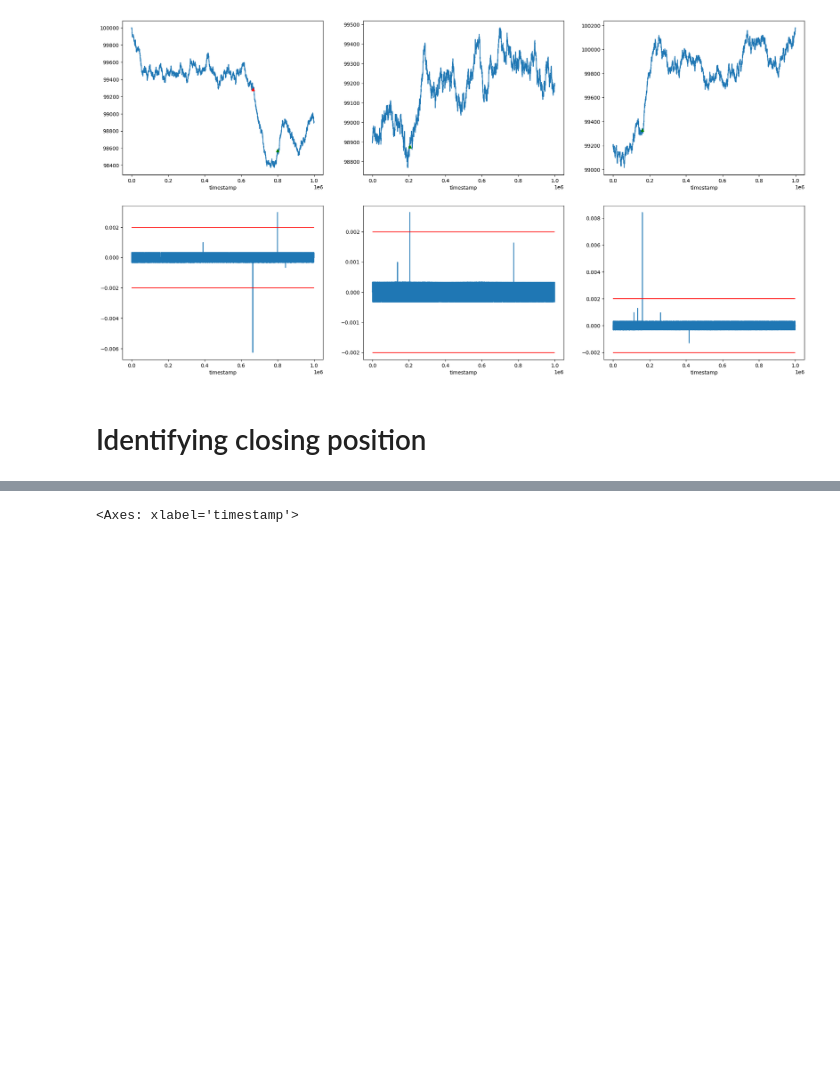
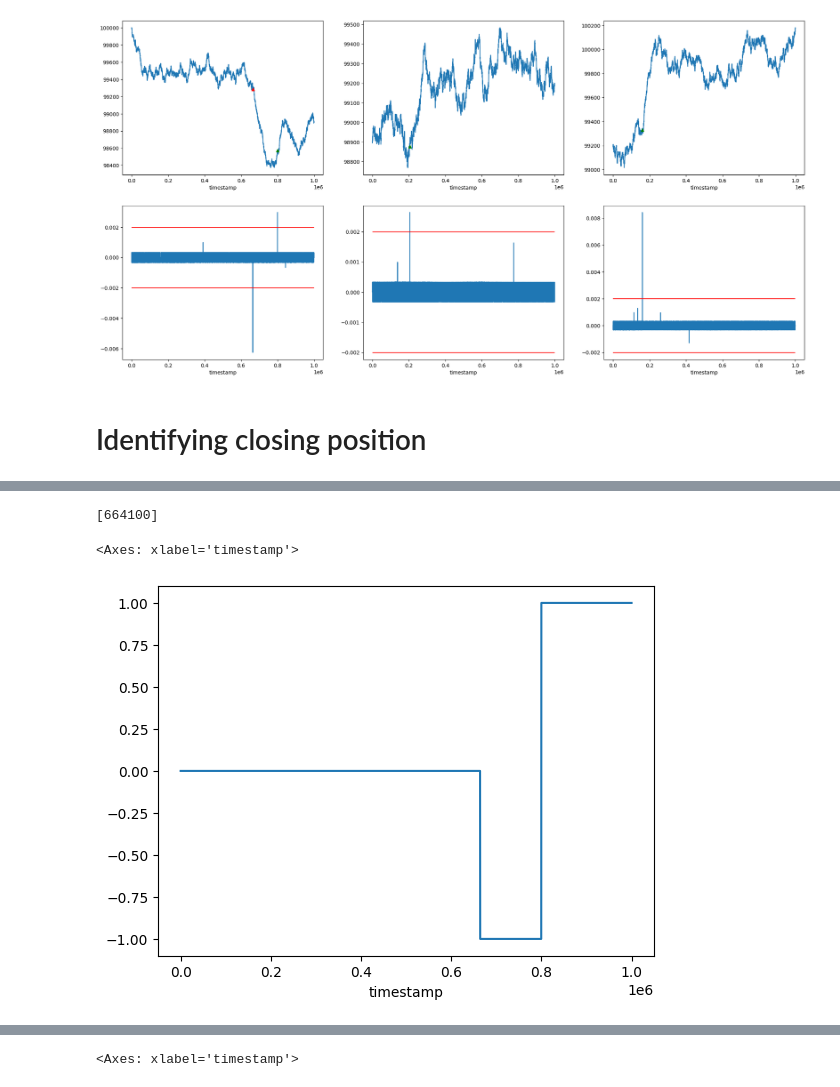
Before and after one commit to nicolassinott/IMC_Prosperity, a Jupyter notebook: notebooks/05-round3-diving_gear.ipynb, the cells around one changed output, grey strips where cells are left out. Saved outputs shown, nothing was run; the diff lists cells and outputs as text; code cells hidden in the pictures; blank space fills up the shorter version.

Commit message:
updating dolphing signal notebook

```diff
--- a/notebooks/05-round3-diving_gear.ipynb
+++ b/notebooks/05-round3-diving_gear.ipynb
@@ -176,0 +449,23 @@ plt.hlines([0], 0,1e6, colors=['red'])
+# %%
+sell_signal0
+# %% [output]
+[664100]
+# %%
+# Here we will define -1 as short position, 1 as long, 0 as closed
+
+# Generating the position series
+diving_gear_prices_pct_change0 = diving_gear_prices0.pct_change(1).rolling(200).mean()
+diving_gear_prices_pct_change0 = diving_gear_prices_pct_change0.fillna(diving_gear_prices_pct_change0.mean())
+
+position0 = [None] * len(diving_gear_prices_pct_change0)
+position0 = pd.Series(position0, index = diving_gear_prices_pct_change0.index)
+
+position0[buy_signal0] = 1
+position0[sell_signal0] = -1
+
+position0 = position0.ffill().fillna(0)
+
+position0.plot()
+# %% [output]
+<Axes: xlabel='timestamp'>
+[figure, added]
```
Also changed, not shown: parts of 21 cells of this notebook.
